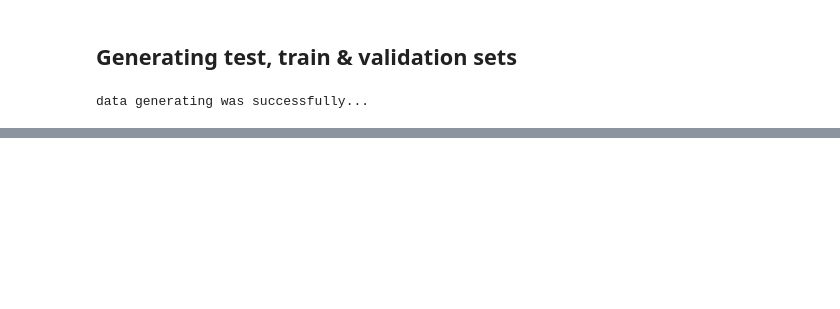
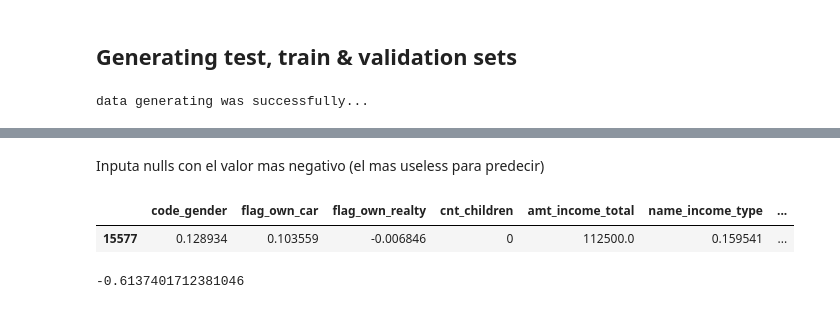
Before and after one commit to AgusTrulli/ML_Grupo_2, a Jupyter notebook: tp2_experimentation.ipynb, the cells around one changed output, grey strips where cells are left out. Saved outputs shown, nothing was run; the diff lists cells and outputs as text; code cells hidden in the pictures; blank space fills up the shorter version.

```diff
--- a/tp2_experimentation.ipynb
+++ b/tp2_experimentation.ipynb
@@ -124,0 +201,11 @@ data generating was successfully...
+# %% [markdown]
+Inputa nulls con el valor mas negativo (el mas useless para predecir)
+# %%
+train_WOEEncoder[train_WOEEncoder.index == 15577]
+# %% [output]
+|  | code_gender | flag_own_car | flag_own_realty | cnt_children | amt_income_total | name_income_type | ... |
+| 15577 | 0.128934 | 0.103559 | -0.006846 | 0 | 112500.0 | 0.159541 | ... |
+# %%
+train_WOEEncoder.occupation_type.min()
+# %% [output]
+-0.6137401712381046
```
Also changed, not shown: parts of 21 cells of this notebook.
